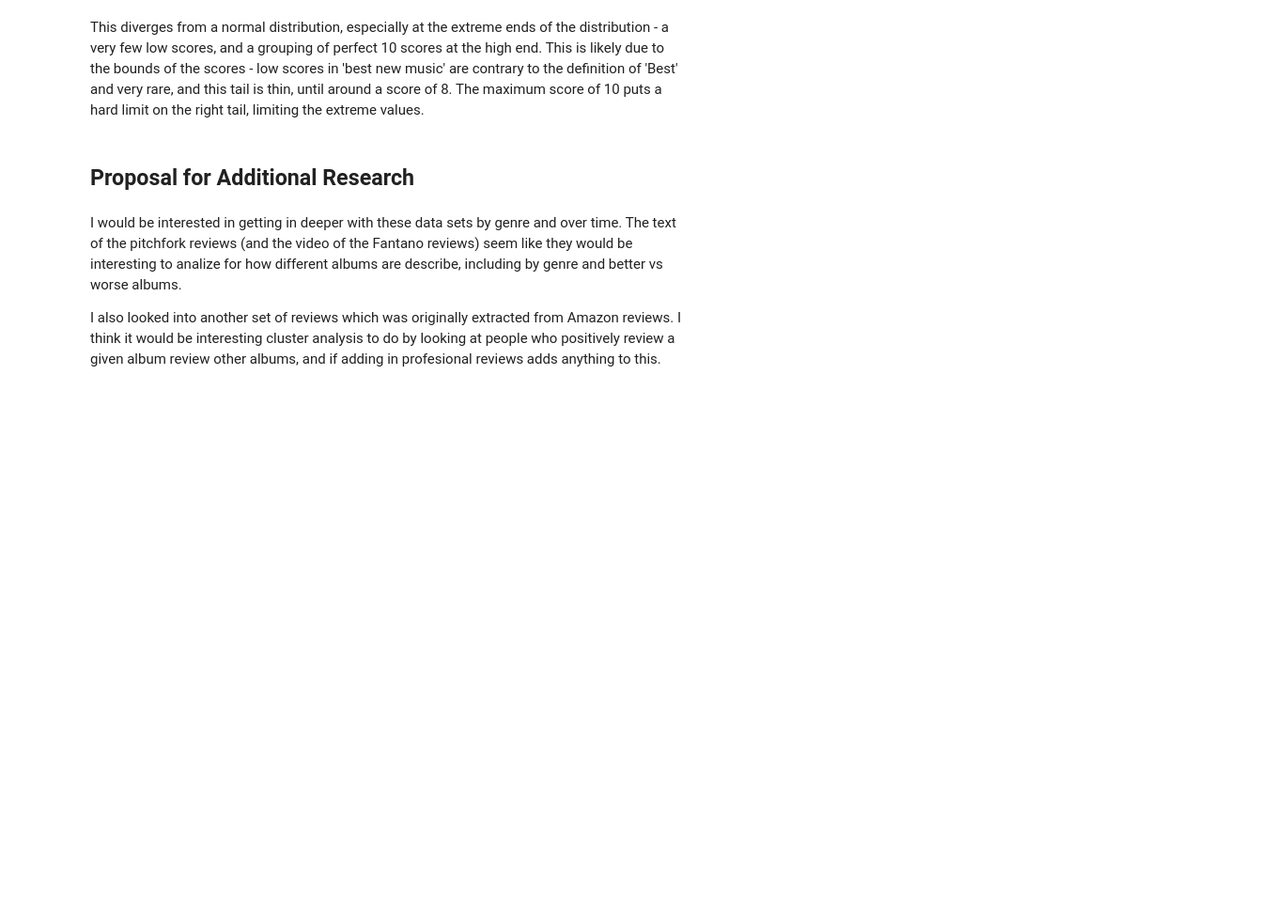
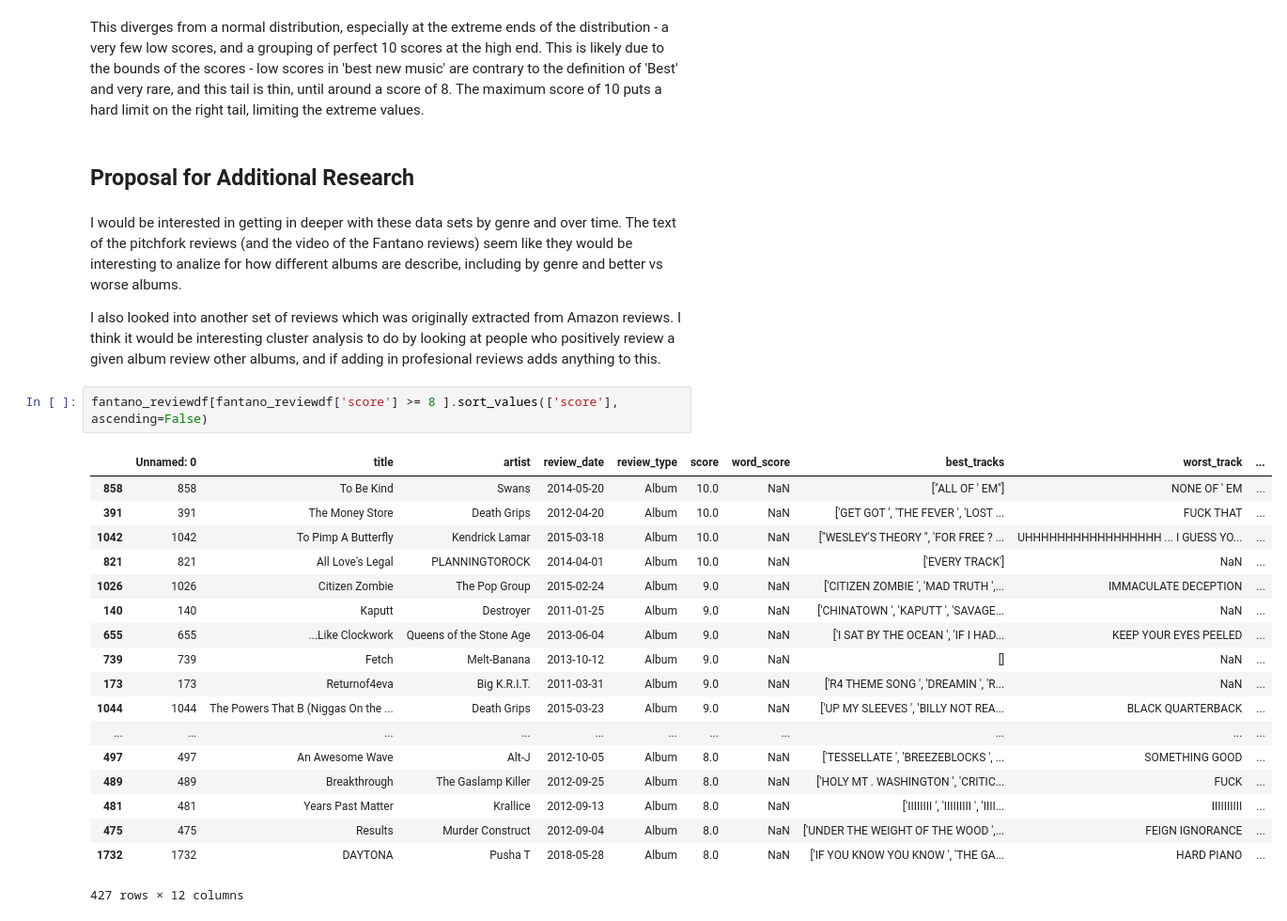
Before and after one commit to chrisoyer/thinkful_notes, a Jupyter notebook: music_caps/music review project.ipynb, the cells around one changed output. Shown at 94% size. Cells and saved outputs as stored; diff of their text form; blank space fills up the shorter version.

```diff
--- a/music_caps/music review project.ipynb
+++ b/music_caps/music review project.ipynb
@@ -331,3 +339,24 @@ This diverges from a normal distribution, especially at the extreme ends of the
 I would be interested in getting in deeper with these data sets by genre and over time. The text of the pitchfork reviews (and the video of the Fantano reviews) seem like they would be interesting to analize for how different albums are describe, including by genre and better vs worse albums.
 
 I also looked into another set of reviews which was originally extracted from Amazon reviews. I think it would be interesting cluster analysis to do by looking at people who positively review a given album review other albums, and if adding in profesional reviews adds anything to this.
+# %%
+fantano_reviewdf[fantano_reviewdf['score'] >= 8 ].sort_values(['score'], ascending=False)
+# %% [output]
+|  | Unnamed: 0 | title | artist | review_date | review_type | score | word_score | best_tracks | worst_track | ... |
+| 858 | 858 | To Be Kind | Swans | 2014-05-20 | Album | 10.0 | NaN | ["ALL OF ' EM"] | NONE OF ' EM | ... |
+| 391 | 391 | The Money Store | Death Grips | 2012-04-20 | Album | 10.0 | NaN | ['GET GOT ', 'THE FEVER ', 'LOST ... | FUCK THAT | ... |
+| 1042 | 1042 | To Pimp A Butterfly | Kendrick Lamar | 2015-03-18 | Album | 10.0 | NaN | ["WESLEY'S THEORY ", 'FOR FREE ? ... | UHHHHHHHHHHHHHHHHH ... I GUESS YO... | ... |
+| 821 | 821 | All Love's Legal | PLANNINGTOROCK | 2014-04-01 | Album | 10.0 | NaN | ['EVERY TRACK'] | NaN | ... |
+| 1026 | 1026 | Citizen Zombie | The Pop Group | 2015-02-24 | Album | 9.0 | NaN | ['CITIZEN ZOMBIE ', 'MAD TRUTH ',... | IMMACULATE DECEPTION | ... |
+| 140 | 140 | Kaputt | Destroyer | 2011-01-25 | Album | 9.0 | NaN | ['CHINATOWN ', 'KAPUTT ', 'SAVAGE... | NaN | ... |
+| 655 | 655 | ...Like Clockwork | Queens of the Stone Age | 2013-06-04 | Album | 9.0 | NaN | ['I SAT BY THE OCEAN ', 'IF I HAD... | KEEP YOUR EYES PEELED | ... |
+| 739 | 739 | Fetch | Melt-Banana | 2013-10-12 | Album | 9.0 | NaN | [] | NaN | ... |
+| 173 | 173 | Returnof4eva | Big K.R.I.T. | 2011-03-31 | Album | 9.0 | NaN | ['R4 THEME SONG ', 'DREAMIN ', 'R... | NaN | ... |
+| 1044 | 1044 | The Powers That B (Niggas On the ... | Death Grips | 2015-03-23 | Album | 9.0 | NaN | ['UP MY SLEEVES ', 'BILLY NOT REA... | BLACK QUARTERBACK | ... |
+| ... | ... | ... | ... | ... | ... | ... | ... | ... | ... | ... |
+| 497 | 497 | An Awesome Wave | Alt-J | 2012-10-05 | Album | 8.0 | NaN | ['TESSELLATE ', 'BREEZEBLOCKS ', ... | SOMETHING GOOD | ... |
+| 489 | 489 | Breakthrough | The Gaslamp Killer | 2012-09-25 | Album | 8.0 | NaN | ['HOLY MT . WASHINGTON ', 'CRITIC... | FUCK | ... |
+| 481 | 481 | Years Past Matter | Krallice | 2012-09-13 | Album | 8.0 | NaN | ['IIIIIIII ', 'IIIIIIIII ', 'IIII... | IIIIIIIIII | ... |
+| 475 | 475 | Results | Murder Construct | 2012-09-04 | Album | 8.0 | NaN | ['UNDER THE WEIGHT OF THE WOOD ',... | FEIGN IGNORANCE | ... |
+| 1732 | 1732 | DAYTONA | Pusha T | 2018-05-28 | Album | 8.0 | NaN | ['IF YOU KNOW YOU KNOW ', 'THE GA... | HARD PIANO | ... |
+427 rows × 12 columns
```
Also changed, not shown: parts of 5 cells of this notebook, 4 other files.
